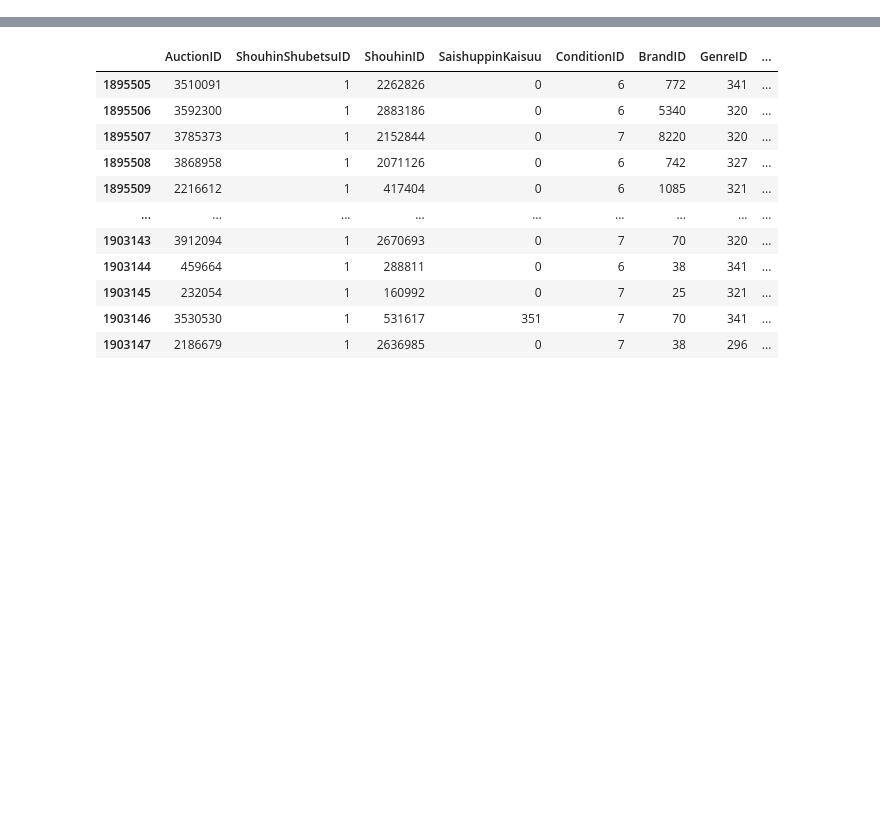
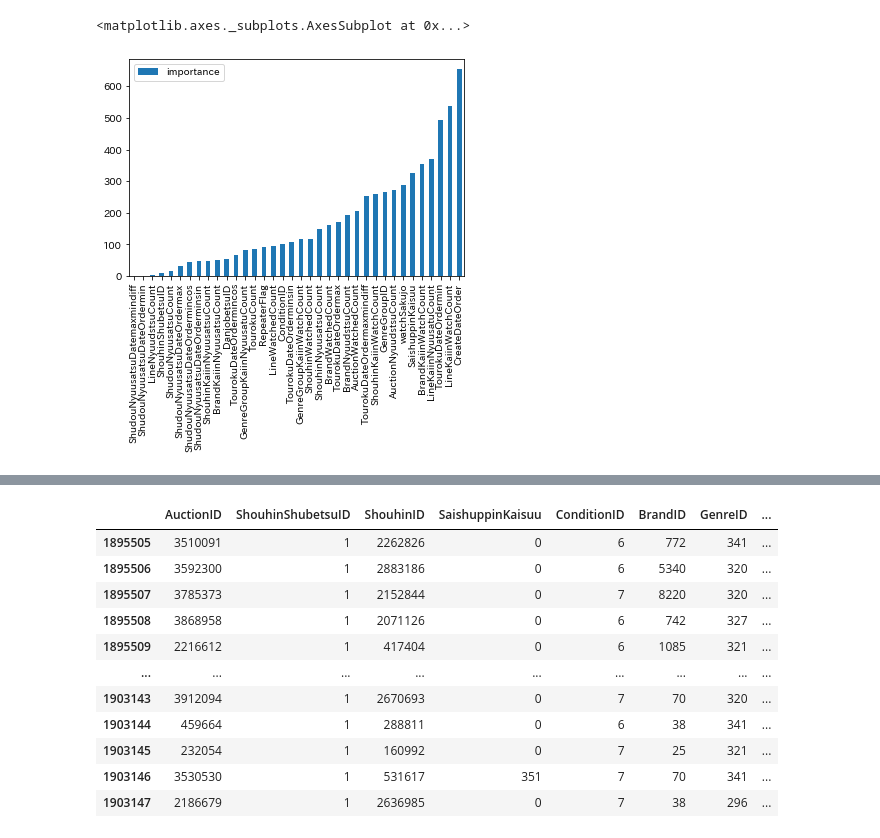
Before and after one commit to kyouyap/nishika_recommend, a Jupyter notebook: recommend1.ipynb, the cells around one changed output, grey strips where cells are left out. Saved outputs shown, nothing was run; the diff lists cells and outputs as text; code cells hidden in the pictures; blank space fills up the shorter version.

```diff
--- a/recommend1.ipynb
+++ b/recommend1.ipynb
@@ -250,0 +623,32 @@ def createfeature(inputsubmission, inputwatchlist, inputshudounyuusatsu,
+# %%
+import lightgbm as lgb
+watch_train = lgb.Dataset(train_df.drop(["KaiinID","AuctionID","watchtag","nyuusatsutag"],axis=1), label=train_df.watchtag)
+nyuusatsu_train = lgb.Dataset(train_df.drop(["KaiinID","AuctionID","watchtag","nyuusatsutag"],axis=1), label=train_df.nyuusatsutag)
+
+# LightGBM のハイパーパラメータ
+lgbm_params = {
+    # 二値分類問題
+    'objective': 'binary',
+    # AUC の最大化を目指す
+    "nround": 500,
+    "learning_rate": 0.01,
+    "max_depth": 6,
+    "num_leaves": 127,
+    "verbosity": -1,
+    "random_seed": 0,
+}
+for i in tqdm(range(2)):
+    if i==0:
+        watch_model = lgb.train(lgbm_params, watch_train)
+    else:
+        nyuusatsu_model = lgb.train(lgbm_params, nyuusatsu_train)
+
+
+# test_df=toint(test_df)
+
+
+watch_point=watch_model.predict(valid_df.drop(
+    ["KaiinID", "AuctionID", "watchtag", "nyuusatsutag"], axis=1))
+
+nyuusatsu_point=nyuusatsu_model.predict(valid_df.drop(
+    ["KaiinID", "AuctionID", "watchtag", "nyuusatsutag"], axis=1))
@@ -250,0 +677,8 @@ def createfeature(inputsubmission, inputwatchlist, inputshudounyuusatsu,
+# %%
+importance = pd.DataFrame(watch_model.feature_importance(), index=train_df.drop(["KaiinID","AuctionID","watchtag","nyuusatsutag"],axis=1).columns, columns=['importance'])
+# %%
+import seaborn as sns
+importance.sort_values("importance").plot.bar()
+# %% [output]
+<matplotlib.axes._subplots.AxesSubplot at 0x...>
+[figure, added]
```
Also changed, not shown: parts of 35 cells of this notebook, 2 other files.
